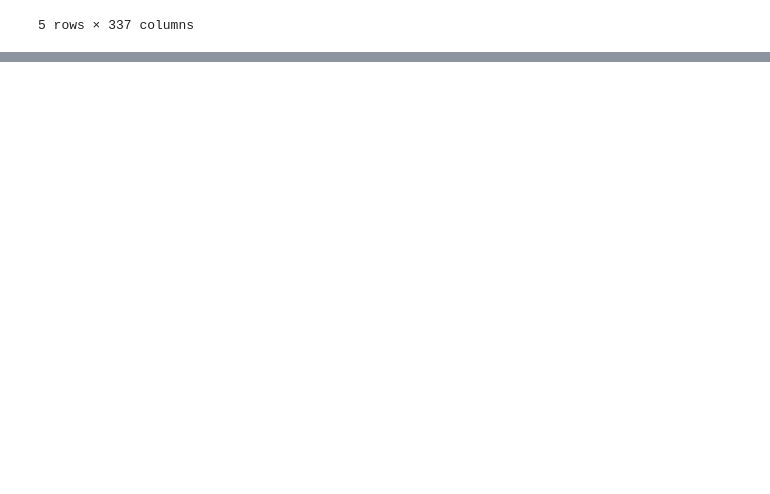
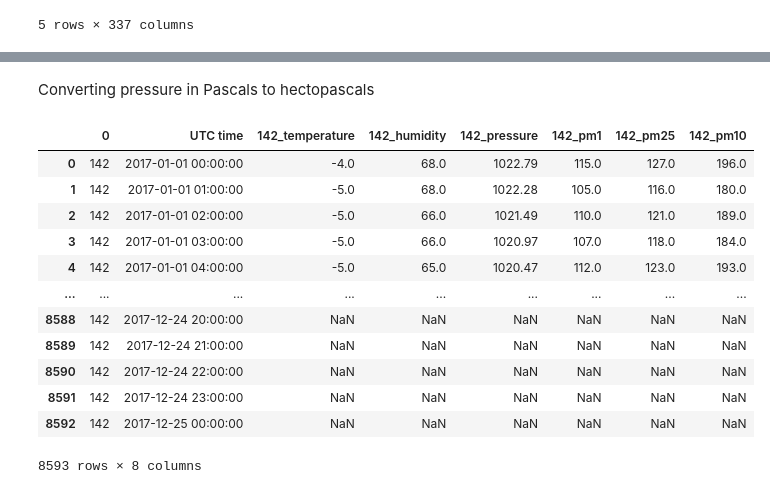
Before and after one commit to dan-ski/Air_quality, a Jupyter notebook: Air quality data preprocessing and analysis.ipynb, the cells around one changed output, grey strips where cells are left out. Drawn from its saved outputs; the diff is of its cells as text; code cells hidden in the pictures; blank space fills up the shorter version.

```diff
--- a/Air quality data preprocessing and analysis.ipynb
+++ b/Air quality data preprocessing and analysis.ipynb
@@ -357,0 +298,19 @@ list
+# %% [markdown]
+Converting pressure in Pascals to hectopascals
+# %%
+df_142['142_pressure'] = (df_142['142_pressure']/100)
+df_142
+# %% [output]
+|  | 0 | UTC time | 142_temperature | 142_humidity | 142_pressure | 142_pm1 | 142_pm25 | 142_pm10 |
+| 0 | 142 | 2017-01-01 00:00:00 | -4.0 | 68.0 | 1022.79 | 115.0 | 127.0 | 196.0 |
+| 1 | 142 | 2017-01-01 01:00:00 | -5.0 | 68.0 | 1022.28 | 105.0 | 116.0 | 180.0 |
+| 2 | 142 | 2017-01-01 02:00:00 | -5.0 | 66.0 | 1021.49 | 110.0 | 121.0 | 189.0 |
+| 3 | 142 | 2017-01-01 03:00:00 | -5.0 | 66.0 | 1020.97 | 107.0 | 118.0 | 184.0 |
+| 4 | 142 | 2017-01-01 04:00:00 | -5.0 | 65.0 | 1020.47 | 112.0 | 123.0 | 193.0 |
+| ... | ... | ... | ... | ... | ... | ... | ... | ... |
+| 8588 | 142 | 2017-12-24 20:00:00 | NaN | NaN | NaN | NaN | NaN | NaN |
+| 8589 | 142 | 2017-12-24 21:00:00 | NaN | NaN | NaN | NaN | NaN | NaN |
+| 8590 | 142 | 2017-12-24 22:00:00 | NaN | NaN | NaN | NaN | NaN | NaN |
+| 8591 | 142 | 2017-12-24 23:00:00 | NaN | NaN | NaN | NaN | NaN | NaN |
+| 8592 | 142 | 2017-12-25 00:00:00 | NaN | NaN | NaN | NaN | NaN | NaN |
+8593 rows × 8 columns
```
Also changed, not shown: parts of 48 cells of this notebook, 1 other file.
